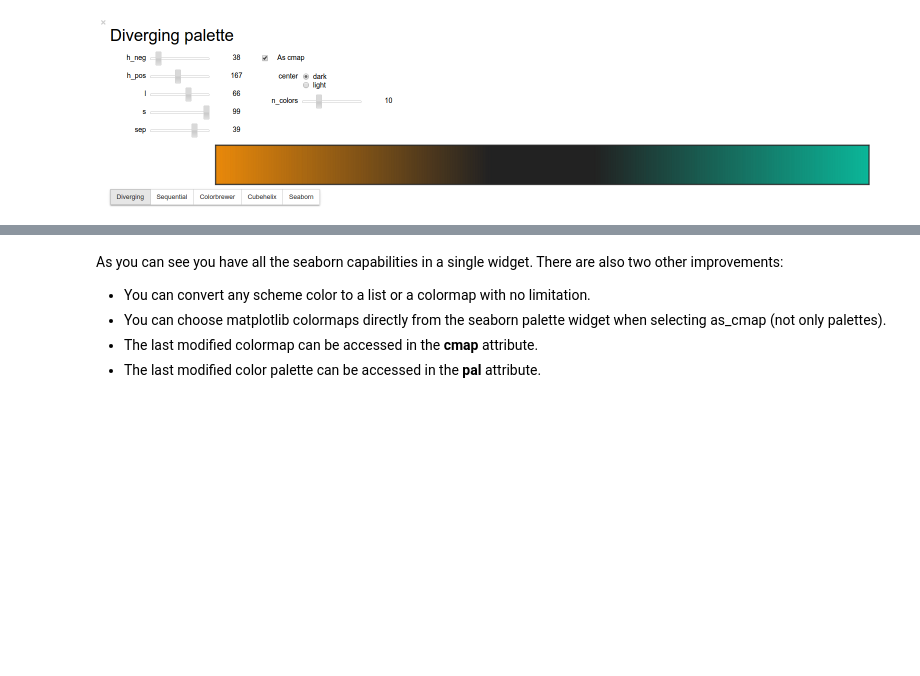
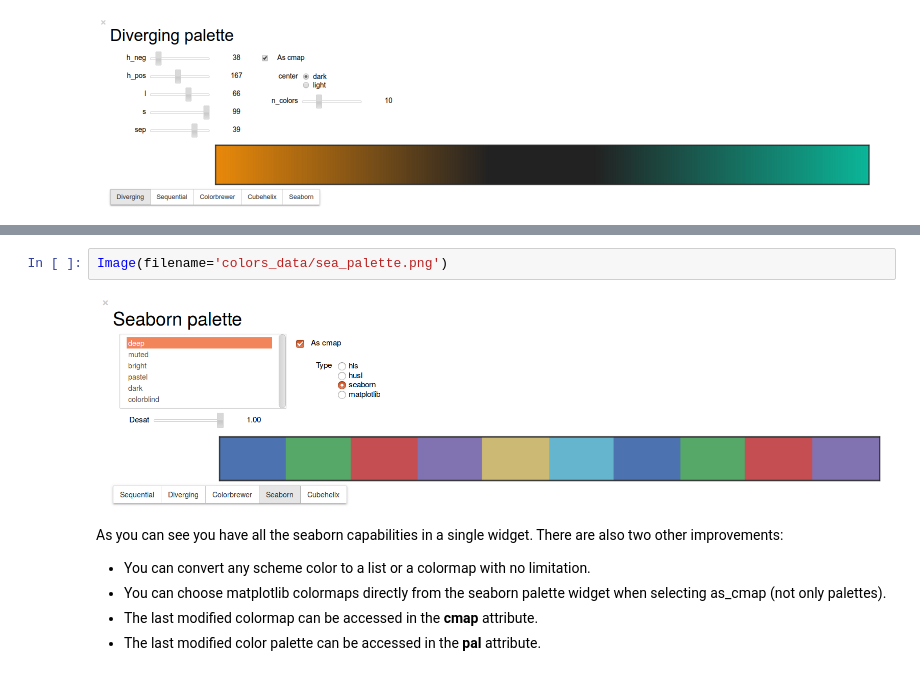
Before and after one commit to HCsoft-RD/shaolin, a Jupyter notebook: examples/Shaolin Colors.ipynb, the cells around one changed output, grey strips where cells are left out. Cells and saved outputs as stored; diff of their text form; blank space fills up the shorter version.

```diff
--- a/examples/Shaolin Colors.ipynb
+++ b/examples/Shaolin Colors.ipynb
@@ -57,3 +69,7 @@ Image(filename='colors_data/img_1.png')
+# %%
+Image(filename='colors_data/sea_palette.png')
+# %% [output]
+[figure, added]
 # %% [markdown]
 As you can see you have all the seaborn capabilities in a single widget. There are also two other improvements:
 - You can convert any scheme color to a list or a colormap with no limitation.
```
Also changed, not shown: parts of 12 cells of this notebook, 16 other files.
